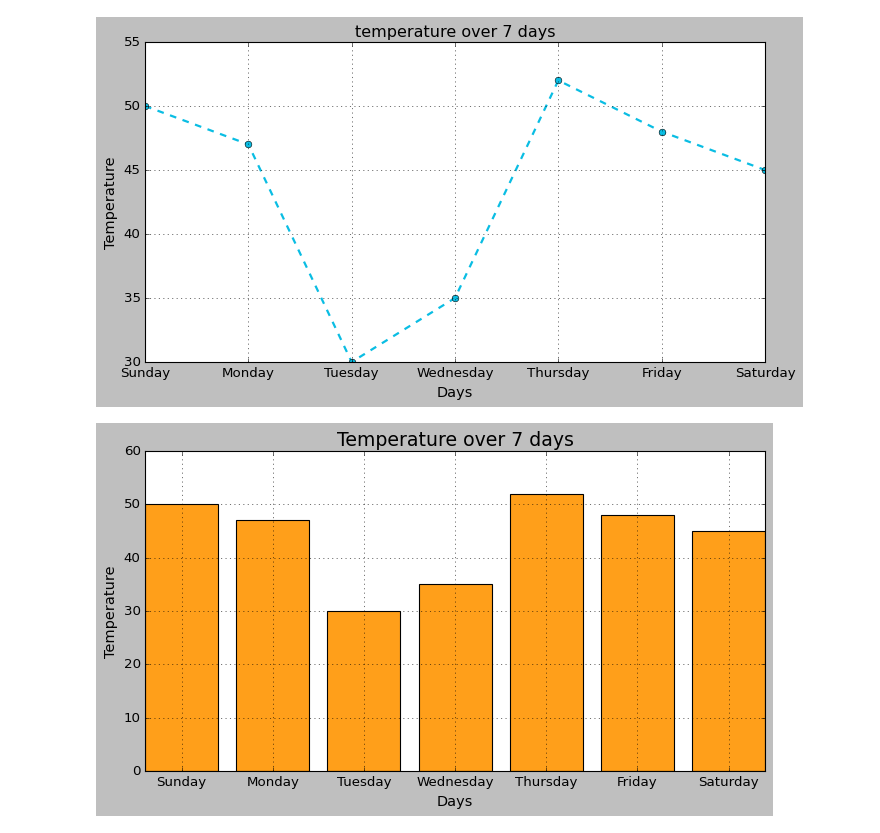
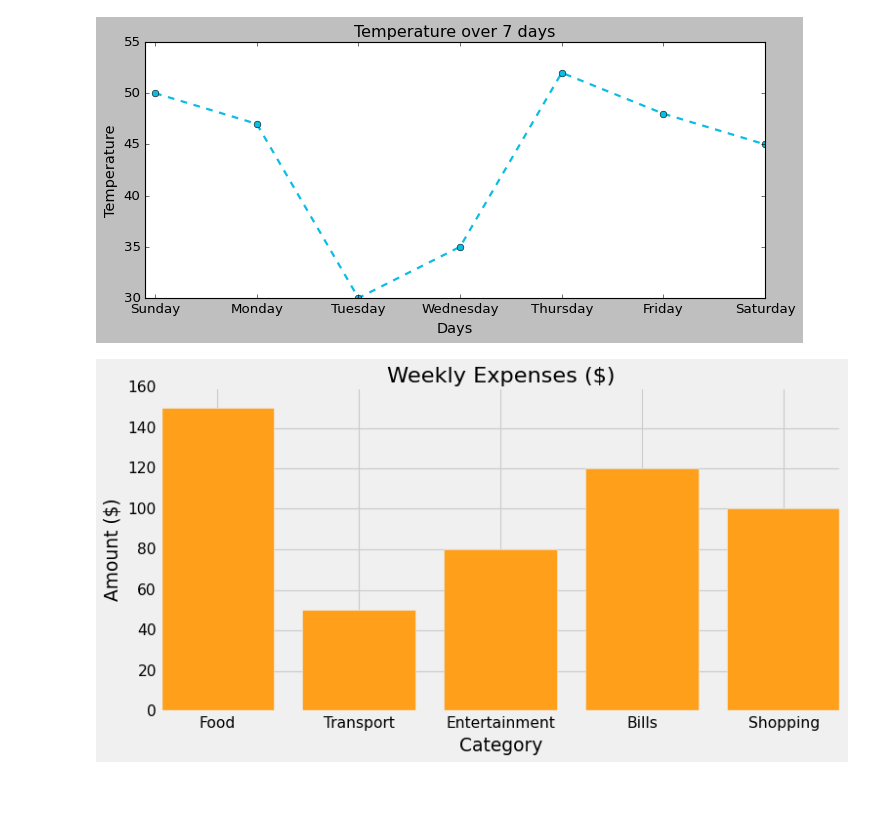
Before and after one commit to umaisdev27/Machine-Learning-Projects, a Jupyter notebook: Temperature_over_7_days/temperature_over_7_days.ipynb, the cells around one changed output. Drawn from its saved outputs; the diff is of its cells as text; code cells hidden in the pictures; blank space fills up the shorter version.

```diff
--- a/Temperature_over_7_days/temperature_over_7_days.ipynb
+++ b/Temperature_over_7_days/temperature_over_7_days.ipynb
@@ -6,29 +6,29 @@ temperature = [50,47,30,35,52,48,45]
 # %%
 %matplotlib inline
 
-plt.figure(figsize=(10,5))
+plt.figure(figsize=(10,4))
 plt.plot(days, temperature, marker='o', color='#0abde3', linestyle='--', linewidth=2)
-plt.title('temperature over 7 days')
+plt.title('Temperature over 7 days')
 plt.xlabel("Days",fontsize =13 )
-plt.ylabel("Temperature",fontsize =13 )
-
-plt.grid(True)
+plt.ylabel("Temperature",fontsize =13)
+plt.xlim(-0.1)
 plt.style.use('classic')
 plt.show()
 # %% [output]
-[figure, old version]
+[figure, new version]
 # %%
 %matplotlib inline
 
 
-plt.figure(figsize=(10,5))
-plt.bar(days, temperature, color=['#ff9f1a'] )
-plt.title('Temperature over 7 days', fontsize = 17)
-plt.xlabel("Days",fontsize =13 )
-plt.ylabel("Temperature",fontsize =13 )
+categories = ['Food', 'Transport', 'Entertainment', 'Bills', 'Shopping']
+expenses = [150, 50, 80, 120, 100]
 
-plt.grid(True)
-plt.style.use('classic')
+plt.figure(figsize=(10, 5))
+plt.bar(categories, expenses, color='#ff9f1a')
+plt.title('Weekly Expenses ($)')
+plt.xlabel('Category')
+plt.ylabel('Amount ($)')
+plt.style.use('fivethirtyeight')
 plt.show()
 # %% [output]
-[figure, old version]
+[figure, new version]
```
